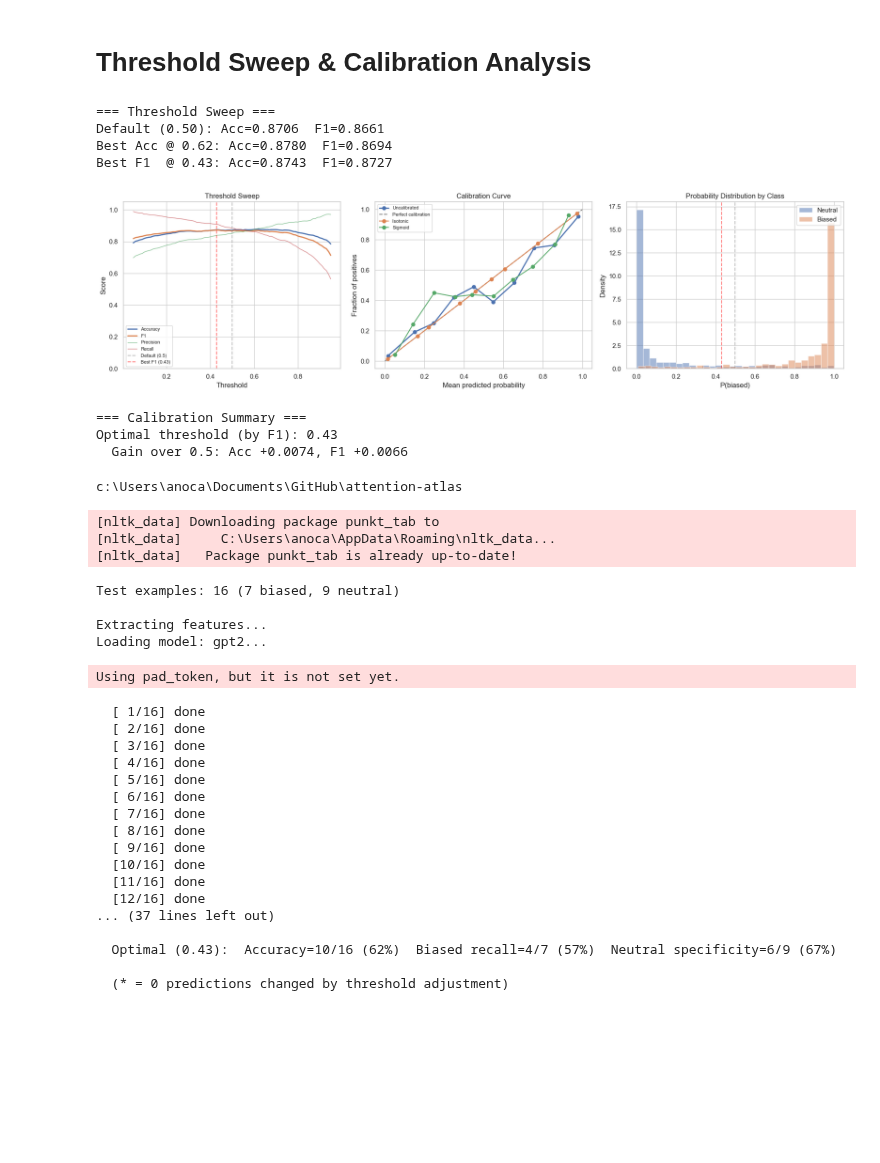
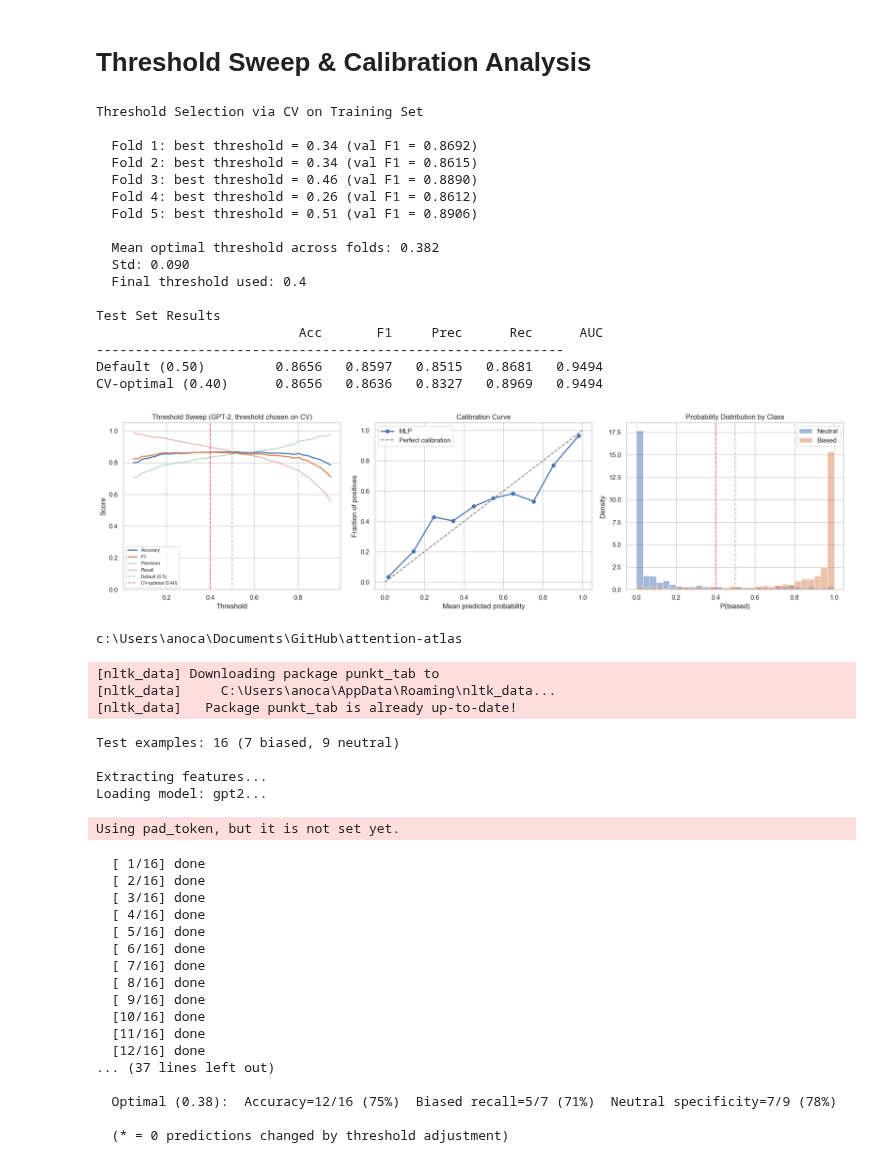
Before and after one commit to pinthoz/attention-atlas, a Jupyter notebook: dataset/v2/gpt2_source.ipynb, the cells around one changed output. Saved outputs shown, nothing was run; the diff lists cells and outputs as text; code cells hidden in the pictures; blank space fills up the shorter version.

```diff
--- a/dataset/v2/gpt2_source.ipynb
+++ b/dataset/v2/gpt2_source.ipynb
@@ -1869,6 +1944,10 @@ for fold_i, (tr_cv, val_cv) in enumerate(cv_th.split(X_tr_t, y_tr_t, groups=grou
 optimal_th = np.mean(fold_best_thresholds)
 print(f'\n  Mean optimal threshold across folds: {optimal_th:.3f}')
 print(f'  Std: {np.std(fold_best_thresholds):.3f}')
+
+# Use fixed threshold = 0.40 (rounded from CV mean)
+optimal_th = 0.40
+print(f'  Final threshold used: {optimal_th}')
 
 pipe_final = Pipeline([
     ('vt', VarianceThreshold(threshold=0.01)),
@@ -1915,41 +1994,51 @@ axes[0].plot(df_sweep['threshold'], df_sweep['f1'], label='F1', linewidth=2)
 axes[0].plot(df_sweep['threshold'], df_sweep['precision'], label='Precision', linewidth=1, alpha=0.7)
 axes[0].plot(df_sweep['threshold'], df_sweep['recall'], label='Recall', linewidth=1, alpha=0.7)
 axes[0].axvline(0.5, color='gray', linestyle='--', alpha=0.5, label='Default (0.5)')
 axes[0].axvline(optimal_th, color='red', linestyle='--', alpha=0.5, label=f'CV-optimal ({optimal_th:.2f})')
 axes[0].set_xlabel('Threshold')
 axes[0].set_ylabel('Score')
 axes[0].set_title('Threshold Sweep (GPT-2, threshold chosen on CV)')
 axes[0].legend(fontsize=8)
 axes[0].set_ylim(0, 1.05)
 
 prob_true, prob_pred = calibration_curve(y_te_t, y_prob_t, n_bins=10, strategy='uniform')
 axes[1].plot(prob_pred, prob_true, 'o-', label='MLP', linewidth=2)
 axes[1].plot([0, 1], [0, 1], '--', color='gray', label='Perfect calibration')
 axes[1].set_xlabel('Mean predicted probability')
 axes[1].set_ylabel('Fraction of positives')
 axes[1].set_title('Calibration Curve')
 axes[1].legend()
 
 axes[2].hist(y_prob_t[y_te_t == 0], bins=30, alpha=0.5, label='Neutral', density=True)
 axes[2].hist(y_prob_t[y_te_t == 1], bins=30, alpha=0.5, label='Biased', density=True)
 axes[2].axvline(0.5, color='gray', linestyle='--', alpha=0.5)
 axes[2].axvline(optimal_th, color='red', linestyle='--', alpha=0.5)
 axes[2].set_xlabel('P(biased)')
 axes[2].set_ylabel('Density')
 axes[2].set_title('Probability Distribution by Class')
 axes[2].legend()
 
 plt.tight_layout()
 plt.show()
 # %% [output]
-=== Threshold Sweep ===
-Default (0.50): Acc=0.8706  F1=0.8661
-Best Acc @ 0.62: Acc=0.8780  F1=0.8694
-Best F1  @ 0.43: Acc=0.8743  F1=0.8727
+Threshold Selection via CV on Training Set
+
+  Fold 1: best threshold = 0.34 (val F1 = 0.8692)
+  Fold 2: best threshold = 0.34 (val F1 = 0.8615)
+  Fold 3: best threshold = 0.46 (val F1 = 0.8890)
+  Fold 4: best threshold = 0.26 (val F1 = 0.8612)
+  Fold 5: best threshold = 0.51 (val F1 = 0.8906)
+
+  Mean optimal threshold across folds: 0.382
+  Std: 0.090
+  Final threshold used: 0.4
+
+Test Set Results
+                          Acc       F1     Prec      Rec      AUC
+------------------------------------------------------------
+Default (0.50)         0.8656   0.8597   0.8515   0.8681   0.9494
+CV-optimal (0.40)      0.8656   0.8636   0.8327   0.8969   0.9494
-[figure, old version]
+[figure, new version]
-=== Calibration Summary ===
-Optimal threshold (by F1): 0.43
-  Gain over 0.5: Acc +0.0074, F1 +0.0066
 # %%
 #  Test with specific examples: default (0.5) vs optimal threshold
 
@@ -2026,7 +2115,7 @@ df_ex = df_ex[X_final.columns]
 probs = final_model.predict_proba(df_ex)[:, 1]
 
 #  Compare default vs optimal threshold
-optimal_th = best_f1_row['threshold']
+optimal_th = optimal_th  # from CV threshold tuning
 preds_default = (probs >= 0.5).astype(int)
 preds_optimal = (probs >= optimal_th).astype(int)
 
@@ -2110,7 +2199,7 @@ Using pad_token, but it is not set yet.
   [12/16] done
 ... (37 lines left out)
 
-  Optimal (0.43):  Accuracy=10/16 (62%)  Biased recall=4/7 (57%)  Neutral specificity=6/9 (67%)
+  Optimal (0.38):  Accuracy=12/16 (75%)  Biased recall=5/7 (71%)  Neutral specificity=7/9 (78%)
 
   (* = 0 predictions changed by threshold adjustment)
 # %%
```
Also changed, not shown: parts of 20 cells of this notebook.
